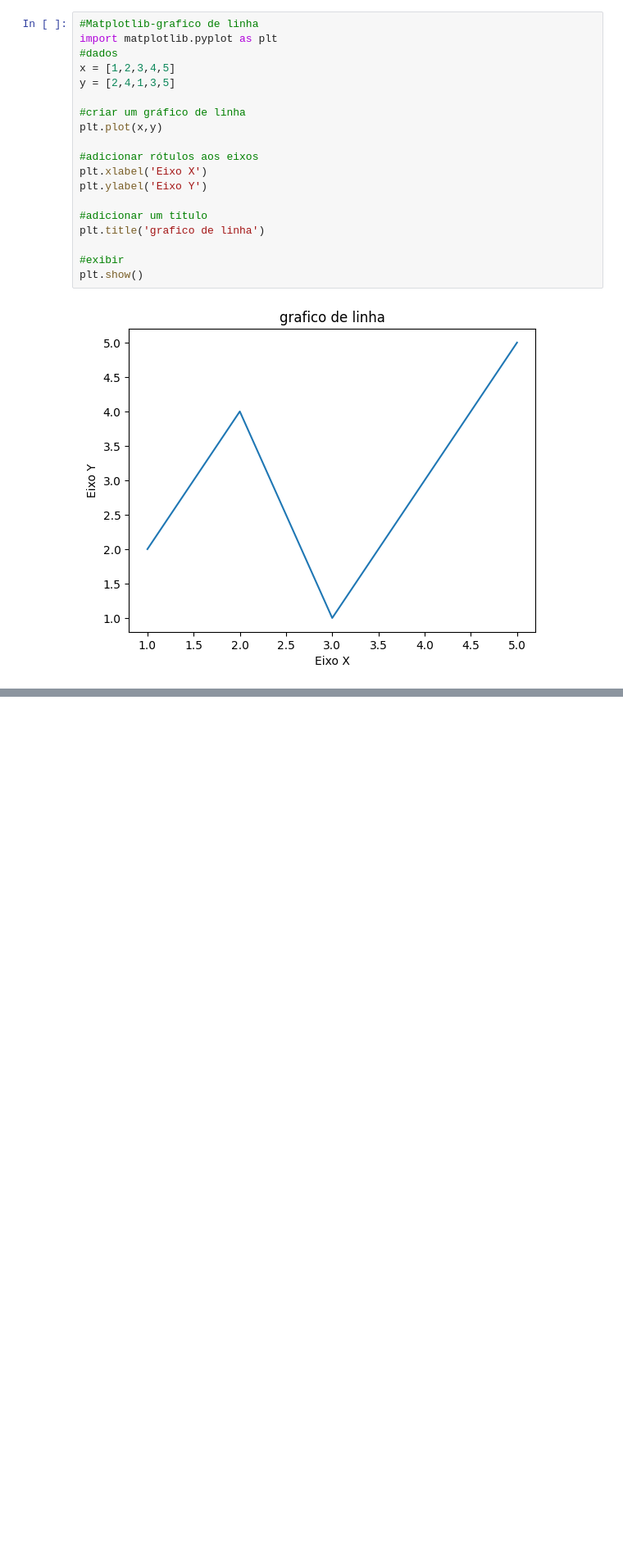
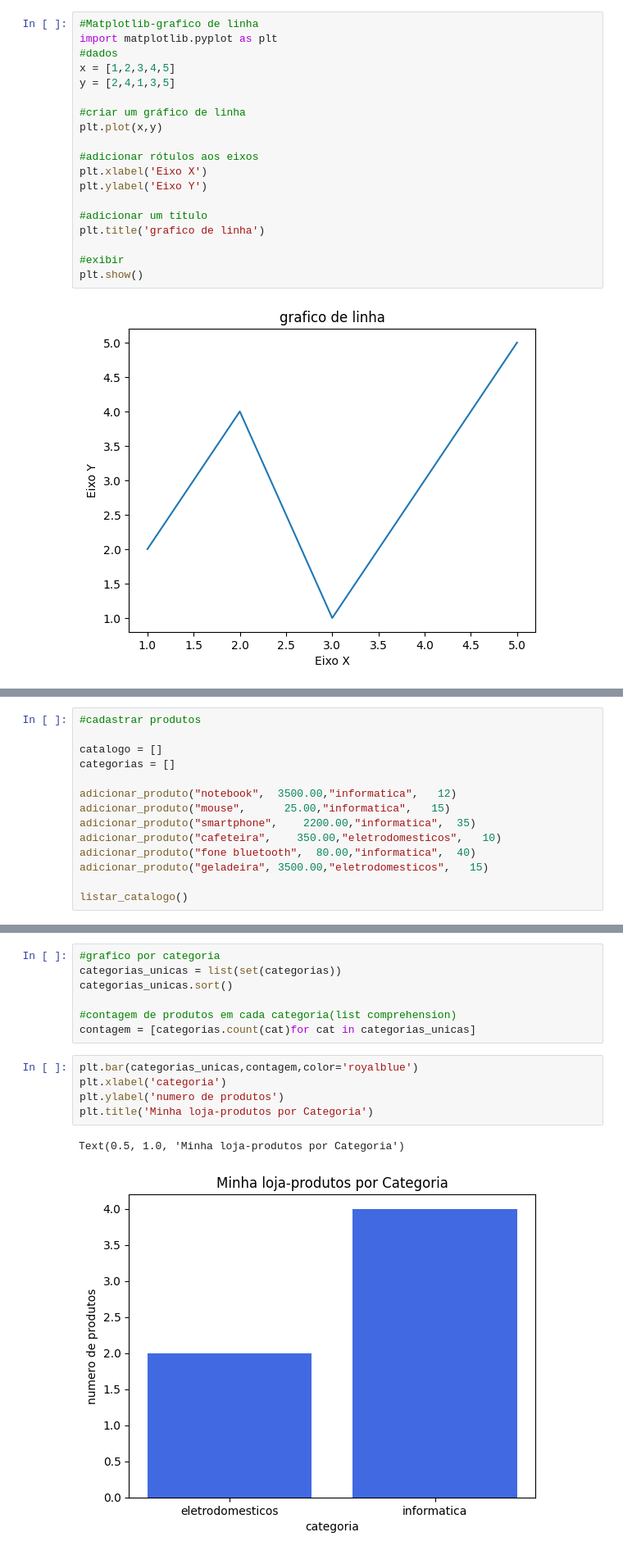
Before and after one commit to Miikezin/Ua_a1, a Jupyter notebook: listas,dicts,sets,graficos_.ipynb, the cells around one changed output, grey strips where cells are left out. Shown at 82% size. Saved outputs shown, nothing was run; the diff lists cells and outputs as text; blank space fills up the shorter version.

```diff
--- a/listas,dicts,sets,graficos_.ipynb
+++ b/listas,dicts,sets,graficos_.ipynb
@@ -225,0 +256,14 @@ plt.show()
+# %%
+#cadastrar produtos
+
+catalogo = []
+categorias = []
+
+adicionar_produto("notebook",  3500.00,"informatica",   12)
+adicionar_produto("mouse",      25.00,"informatica",   15)
+adicionar_produto("smartphone",    2200.00,"informatica",  35)
+adicionar_produto("cafeteira",    350.00,"eletrodomesticos",   10)
+adicionar_produto("fone bluetooth",  80.00,"informatica",  40)
+adicionar_produto("geladeira", 3500.00,"eletrodomesticos",   15)
+
+listar_catalogo()
@@ -225,0 +285,15 @@ plt.show()
+# %%
+#grafico por categoria
+categorias_unicas = list(set(categorias))
+categorias_unicas.sort()
+
+#contagem de produtos em cada categoria(list comprehension)
+contagem = [categorias.count(cat)for cat in categorias_unicas]
+# %%
+plt.bar(categorias_unicas,contagem,color='royalblue')
+plt.xlabel('categoria')
+plt.ylabel('numero de produtos')
+plt.title('Minha loja-produtos por Categoria')
+# %% [output]
+Text(0.5, 1.0, 'Minha loja-produtos por Categoria')
+[figure, added]
```
Also changed, not shown: parts of 7 cells of this notebook.
